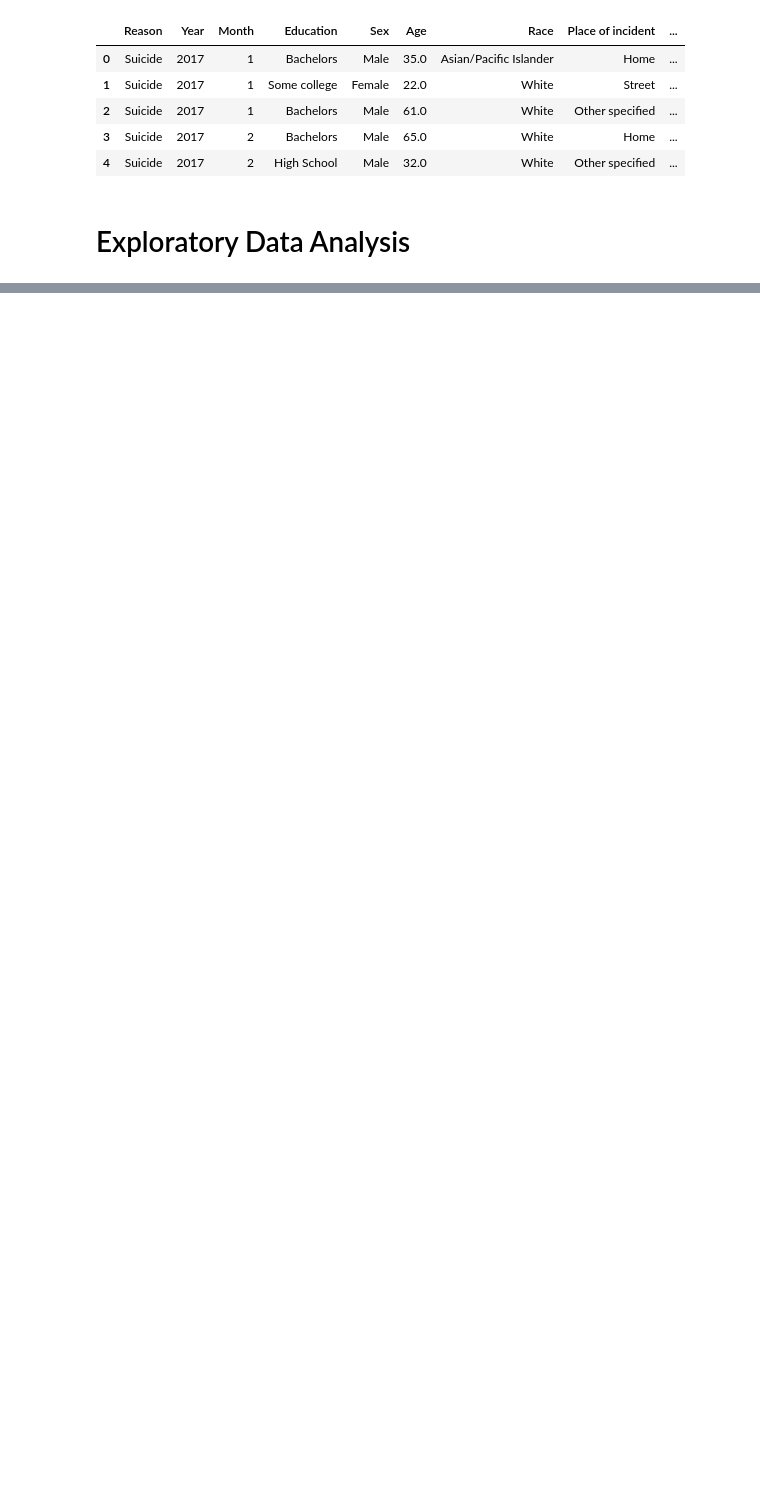
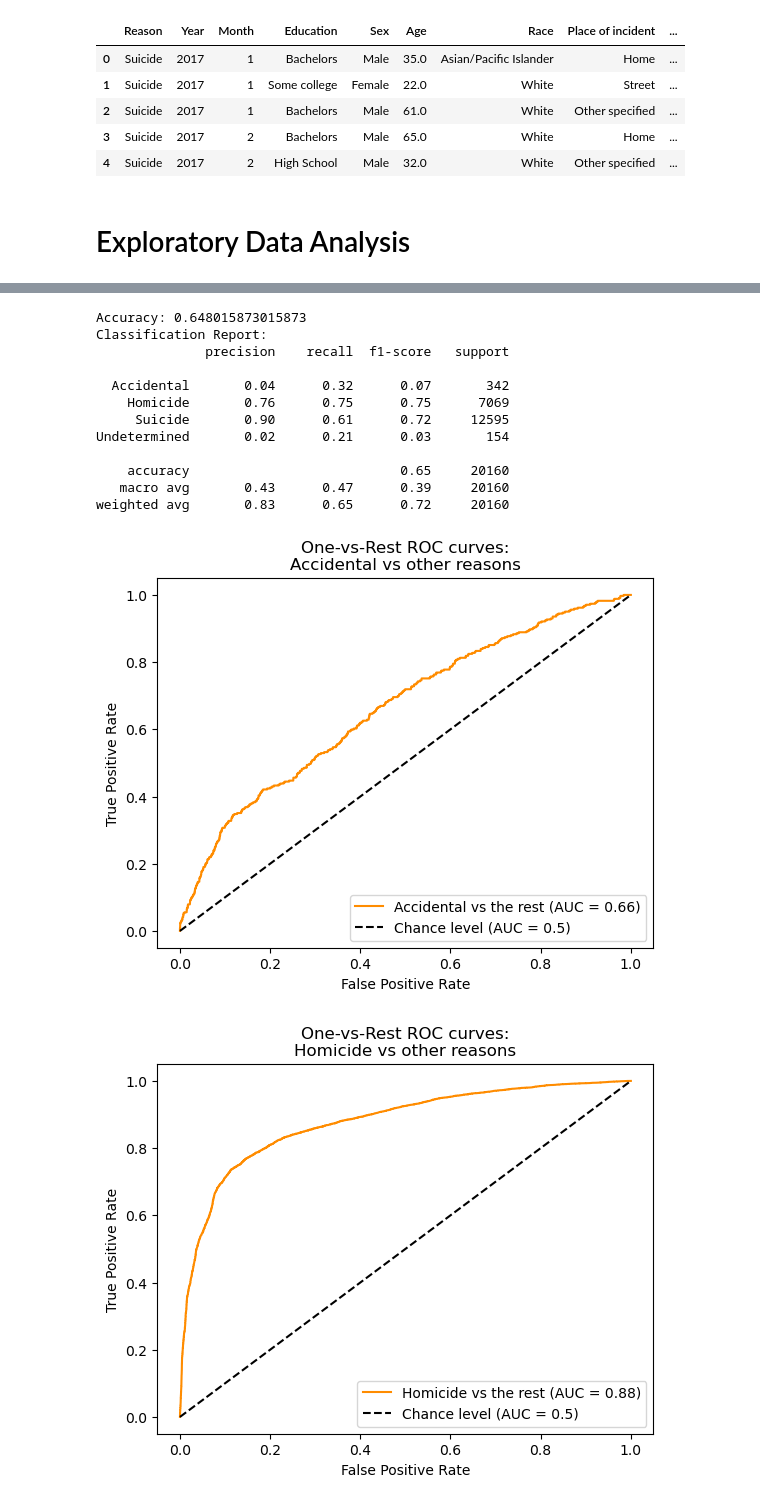
Before and after one commit to ahuang28/cs3244_final_project, a Jupyter notebook: code.ipynb, the cells around one changed output, grey strips where cells are left out. Cells and saved outputs as stored; diff of their text form; code cells hidden in the pictures; blank space fills up the shorter version.

```diff
--- a/code.ipynb
+++ b/code.ipynb
@@ -345,0 +373,15 @@ log_model_ci.score(scaled_x_df_citest,y_df_citest)
+# %%
+from sklearn.preprocessing import StandardScaler
+from sklearn import linear_model
+from sklearn.metrics import confusion_matrix
+from IPython.display import display
+import warnings
+param_grid_penalty = {
+    'multi_class':['ovr','multinomial'],
+    'C':[0.01,0.1,1,10],
+    'penalty':['l1','l2']
+}
+param_grid_nopenalty={
+    'multi_class':['ovr','multinomial'],
+    'penalty':['none']
+}
@@ -345,0 +426,4 @@ log_model_ci.score(scaled_x_df_citest,y_df_citest)
+# %%
+warnings.filterwarnings('ignore')
+best_model_imp = train_evaluate_lr(x_train_imp,y_train_imp,x_test_imp,y_test_imp)
+best_model_imp
@@ -345,0 +434,46 @@ log_model_ci.score(scaled_x_df_citest,y_df_citest)
+# %%
+y_pred = best_model_imp.predict(x_test_imp)
+y_score = best_model_imp.predict_proba(x_test_imp)  # Predicted probabilities for each class
+
+# Compute accuracy and classification report
+accuracy = accuracy_score(y_test_imp, y_pred)
+report = classification_report(y_test_imp, y_pred)
+print(f"Accuracy: {accuracy}")
+print(f"Classification Report:\n{report}")
+
+# Binarize the labels for ROC curve calculation
+label_binarizer = LabelBinarizer().fit(y_train_imp)
+y_onehot_test = label_binarizer.transform(y_test_imp)
+
+# Plot ROC curves for each class (One-vs-Rest)
+for reason in label_binarizer.classes_:
+    class_id = np.flatnonzero(label_binarizer.classes_ == reason)[0]
+    display = RocCurveDisplay.from_predictions(
+        y_onehot_test[:, class_id],  # True labels for that class
+        y_score[:, class_id],        # Predicted probabilities for that class
+        name=f"{reason} vs the rest",
+        color="darkorange",
+        plot_chance_level=True,
+    )
+
+    # Set ROC curve labels and title
+    _ = display.ax_.set(
+        xlabel="False Positive Rate",
+        ylabel="True Positive Rate",
+        title=f"One-vs-Rest ROC curves:\n{reason} vs other reasons",
+    )
+# %% [output]
+Accuracy: 0.648015873015873
+Classification Report:
+              precision    recall  f1-score   support
+
+  Accidental       0.04      0.32      0.07       342
+    Homicide       0.76      0.75      0.75      7069
+     Suicide       0.90      0.61      0.72     12595
+Undetermined       0.02      0.21      0.03       154
+
+    accuracy                           0.65     20160
+   macro avg       0.43      0.47      0.39     20160
+weighted avg       0.83      0.65      0.72     20160
+[figure, added]
+[figure, added]
```
Also changed, not shown: parts of 85 cells of this notebook.
